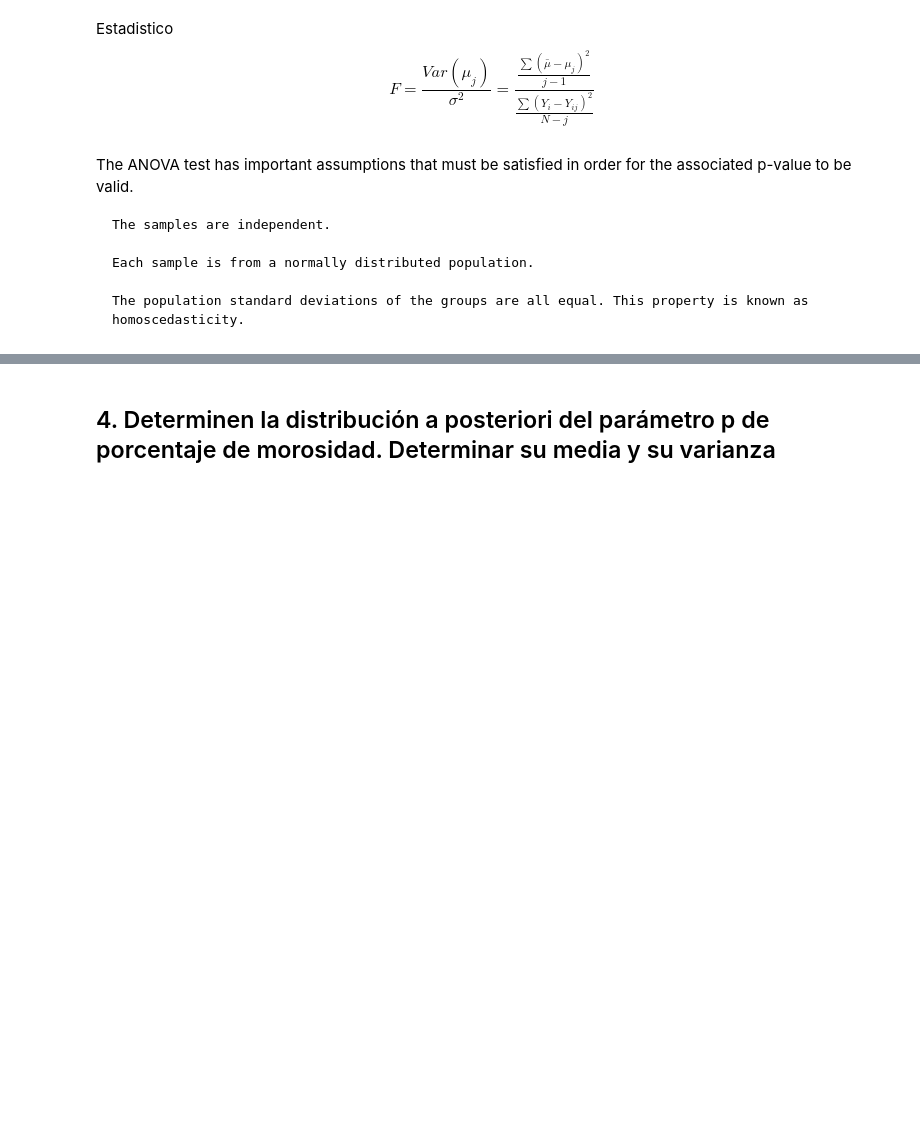
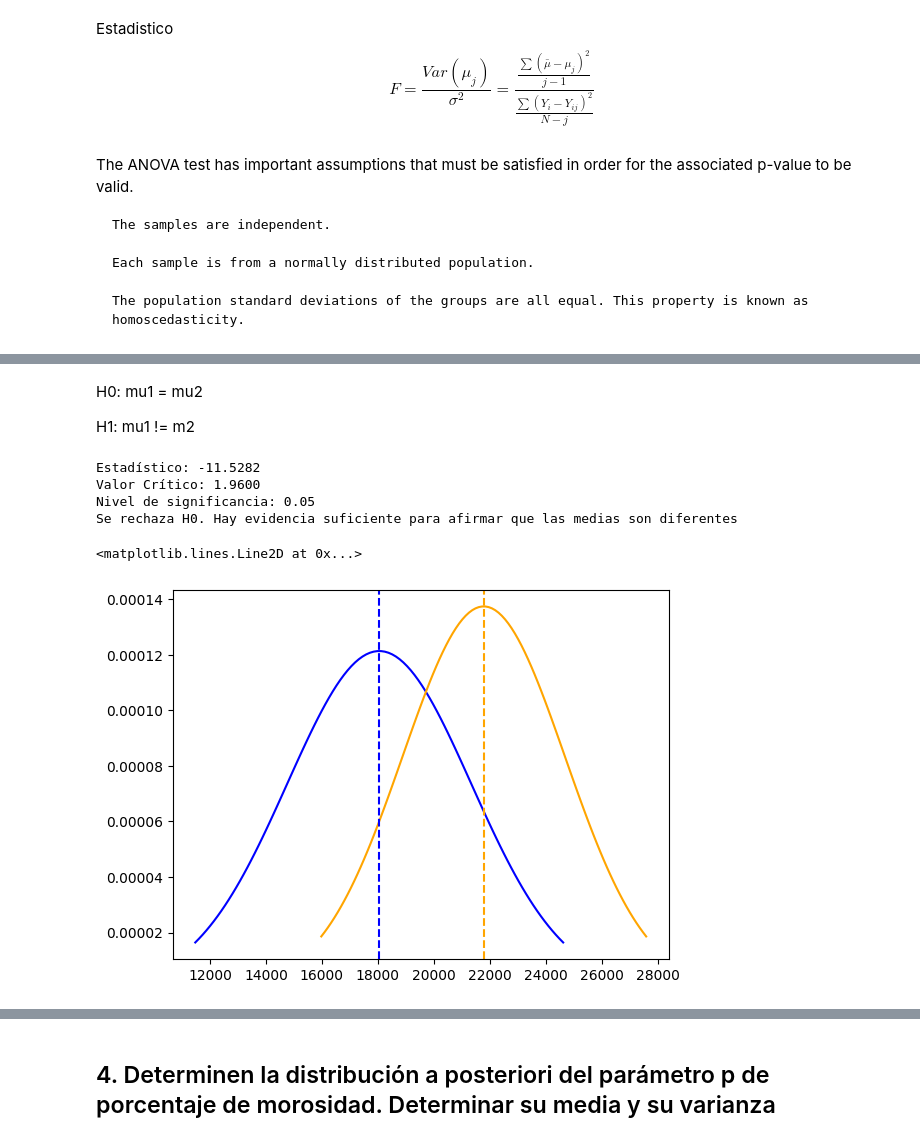
Before and after one commit to gx-ceia-tps/tp3-peia, a Jupyter notebook: tp3-peia-project/tp-final-peia.ipynb, the cells around one changed output, grey strips where cells are left out. Cells and saved outputs as stored; diff of their text form; code cells hidden in the pictures; blank space fills up the shorter version.

```diff
--- a/tp3-peia-project/tp-final-peia.ipynb
+++ b/tp3-peia-project/tp-final-peia.ipynb
@@ -207,0 +230,46 @@ Rechazamos H0. Hay evidencia para afirmar que al menos una media es diferente
+# %% [markdown]
+H0:  mu1 = mu2
+
+H1:  mu1 != m2
+# %%
+from scipy import stats
+g1 = sales_by_sheets[min_mean_sales_sheet_idx]
+g2 = sales_by_sheets[max_mean_sales_sheet_idx]
+
+mu_g1 = np.mean(g1)
+mu_g2 = np.mean(g2)
+sigma_g1 = np.std(g1)/np.sqrt(len(g1))
+sigma_g2 = np.std(g2)/np.sqrt(len(g2))
+
+z_stat = (mu_g1-mu_g2)/(sigma_g1+sigma_g2)
+
+alpha = 0.05
+
+z_critico = stats.norm.ppf(1-alpha/2)
+
+print(f'Estadístico: {z_stat:.4f}')
+print(f'Valor Crítico: {z_critico:.4f}')
+print(f'Nivel de significancia: {alpha}')
+if abs(z_stat) > z_critico:
+    print("Se rechaza H0. Hay evidencia suficiente para afirmar que las medias son diferentes")
+else:
+    print("No se rechaza H0. No hay evidencia suficiente para afirmar que las medias son diferentes")
+
+
+x1 = np.linspace(mu_g1-2*np.std(g1),mu_g1+2*np.std(g1),100)
+x2 = np.linspace(mu_g2-2*np.std(g2),mu_g2+2*np.std(g2),100)
+
+y1 = stats.norm.pdf(x1, loc=mu_g1, scale=np.std(g1))
+y2 = stats.norm.pdf(x2, loc=mu_g2, scale=np.std(g2))
+
+plt.plot(x1,y1, label='Distribución grupo 1', color='blue')
+plt.plot(x2,y2, label='Distribución grupo 2', color='orange')
+plt.axvline(mu_g1, color='blue', linestyle='dashed')
+plt.axvline(mu_g2, color='orange', linestyle='dashed')
+# %% [output]
+Estadístico: -11.5282
+Valor Crítico: 1.9600
+Nivel de significancia: 0.05
+Se rechaza H0. Hay evidencia suficiente para afirmar que las medias son diferentes
+<matplotlib.lines.Line2D at 0x...>
+[figure, added]
```
Also changed, not shown: parts of 7 cells of this notebook, 1 other file.
